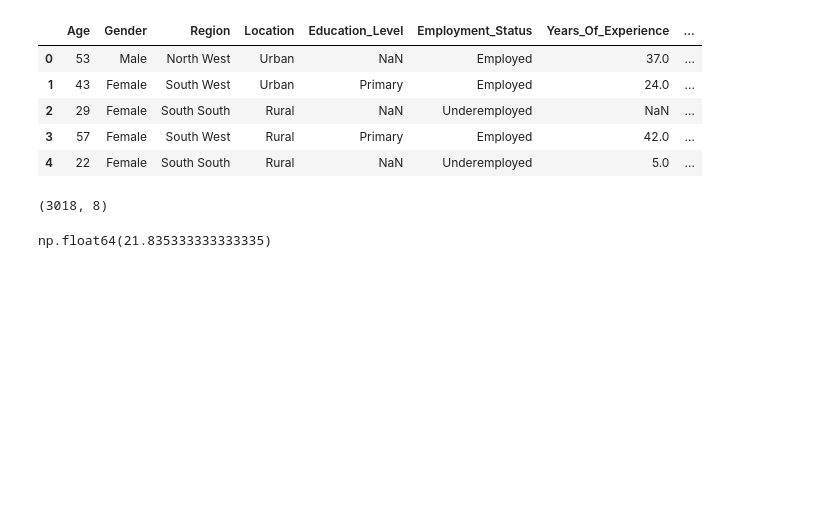
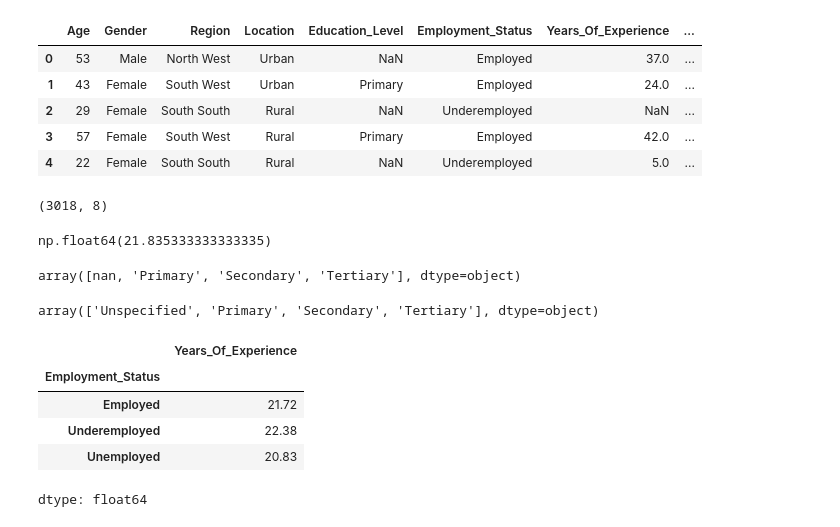
Before and after one commit to Grace-Awomokun/Wangling_Filtering_Aggregation_of_data, a Jupyter notebook: Wangling_Filtering_Aggregation_of_data.ipynb, the cells around one changed output. Cells and saved outputs as stored; diff of their text form; code cells hidden in the pictures; blank space fills up the shorter version.

```diff
--- a/Wangling_Filtering_Aggregation_of_data.ipynb
+++ b/Wangling_Filtering_Aggregation_of_data.ipynb
@@ -103,3 +103,30 @@ average_experience = unemployment_data['Years_Of_Experience'].mean()
 average_experience
 # %% [output]
 np.float64(21.835333333333335)
+# %%
+## categorical patching( mode vs. unknown)
+#strategy for dealing with missing education level data: flag as unknown or unspecified
+# to check for categorical data under Education level
+unemployment_data['Education_Level'].unique()
+# %% [output]
+array([nan, 'Primary', 'Secondary', 'Tertiary'], dtype=object)
+# %%
+# to replace the 'nan' with unspecified
+unemployment_data['Education_Level'] = unemployment_data['Education_Level'].fillna('Unspecified')
+unemployment_data['Education_Level'].unique()
+# %% [output]
+array(['Unspecified', 'Primary', 'Secondary', 'Tertiary'], dtype=object)
+# %%
+# The group based imputation
+#calculate the average of the median within a specific group
+#Then fill in accordingly
+#Calculate the average experience per employment status group
+group_experience = unemployment_data.groupby('Employment_Status')['Years_Of_Experience'].mean().round(2)
+group_experience
+# %% [output]
+|  | Years_Of_Experience |
+| Employment_Status |  |
+| Employed | 21.72 |
+| Underemployed | 22.38 |
+| Unemployed | 20.83 |
+dtype: float64
```
Also changed, not shown: parts of 1 cell of this notebook.
